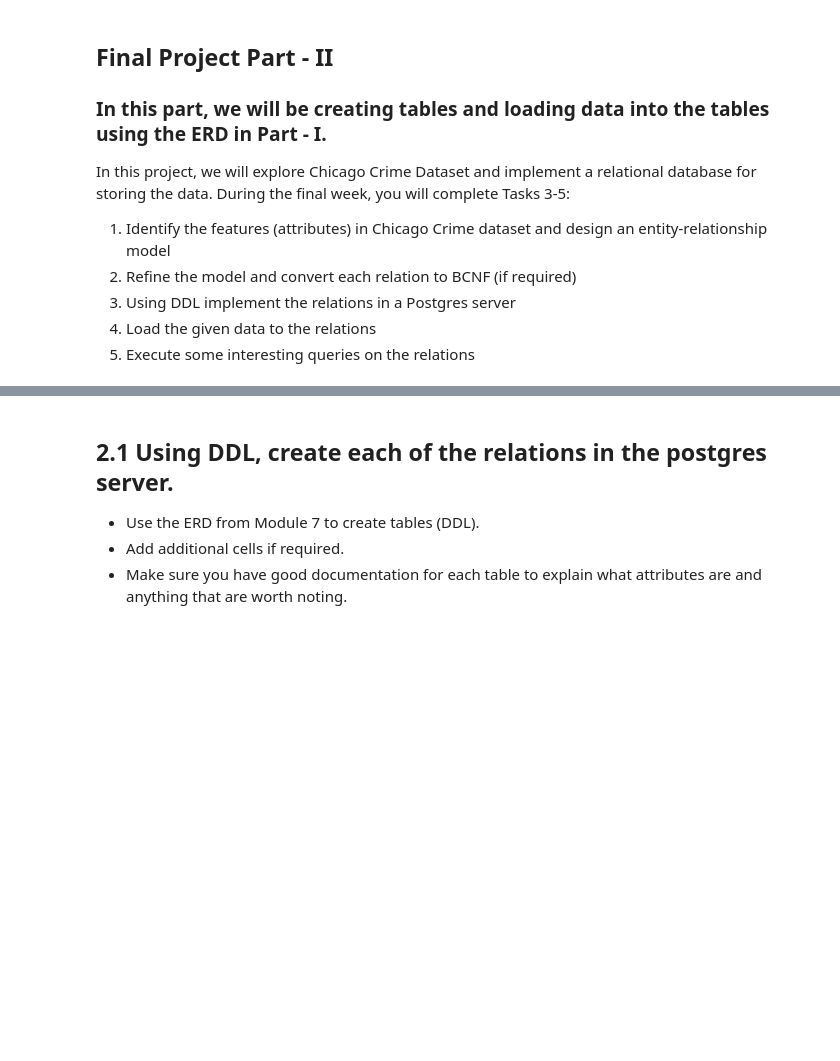
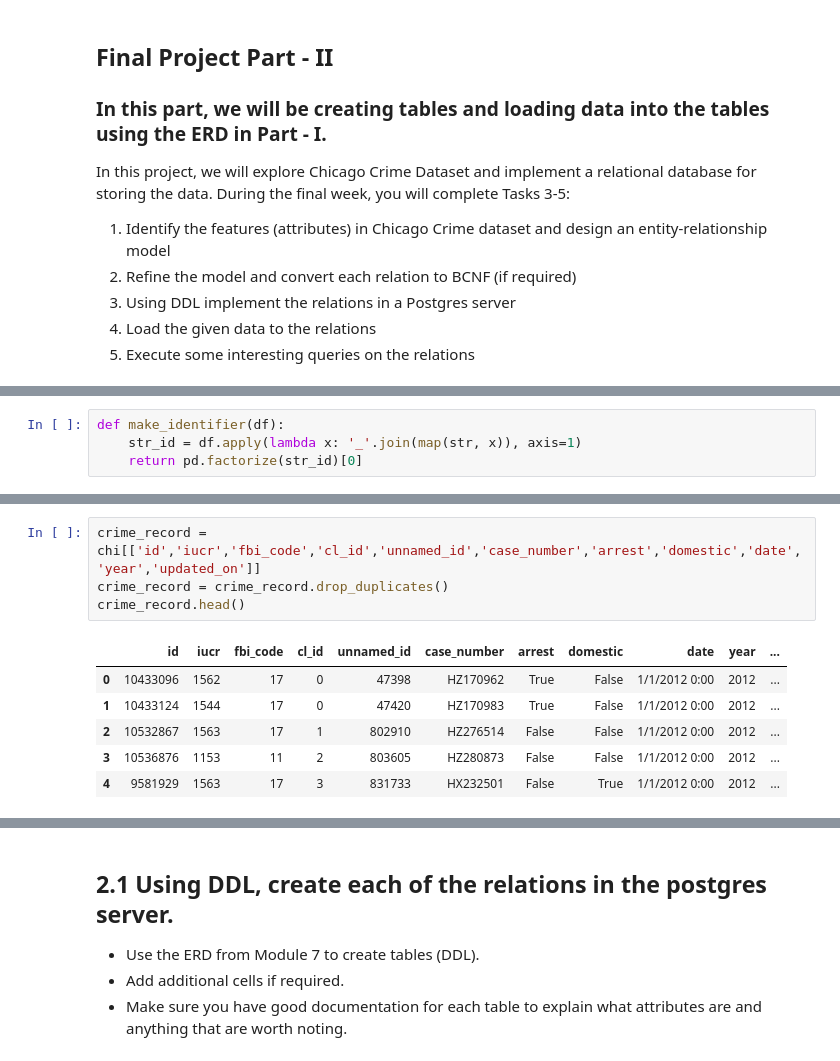
Before and after one commit to may96cc/f21dsa7030, a Jupyter notebook: module8/final_project/Final-Project-Part-II.ipynb, the cells around one changed output, grey strips where cells are left out. Cells and saved outputs as stored; diff of their text form; blank space fills up the shorter version.

```diff
--- a/module8/final_project/Final-Project-Part-II.ipynb
+++ b/module8/final_project/Final-Project-Part-II.ipynb
@@ -12,0 +78,4 @@ In this project, we will explore Chicago Crime Dataset and implement a relationa
+# %%
+def make_identifier(df):
+    str_id = df.apply(lambda x: '_'.join(map(str, x)), axis=1)
+    return pd.factorize(str_id)[0]
@@ -12,0 +126,11 @@ In this project, we will explore Chicago Crime Dataset and implement a relationa
+# %%
+crime_record = chi[['id','iucr','fbi_code','cl_id','unnamed_id','case_number','arrest','domestic','date','year','updated_on']]
+crime_record = crime_record.drop_duplicates()
+crime_record.head()
+# %% [output]
+|  | id | iucr | fbi_code | cl_id | unnamed_id | case_number | arrest | domestic | date | year | ... |
+| 0 | 10433096 | 1562 | 17 | 0 | 47398 | HZ170962 | True | False | 1/1/2012 0:00 | 2012 | ... |
+| 1 | 10433124 | 1544 | 17 | 0 | 47420 | HZ170983 | True | False | 1/1/2012 0:00 | 2012 | ... |
+| 2 | 10532867 | 1563 | 17 | 1 | 802910 | HZ276514 | False | False | 1/1/2012 0:00 | 2012 | ... |
+| 3 | 10536876 | 1153 | 11 | 2 | 803605 | HZ280873 | False | False | 1/1/2012 0:00 | 2012 | ... |
+| 4 | 9581929 | 1563 | 17 | 3 | 831733 | HX232501 | False | True | 1/1/2012 0:00 | 2012 | ... |
```
Also changed, not shown: parts of 77 cells of this notebook, 2 other files.
